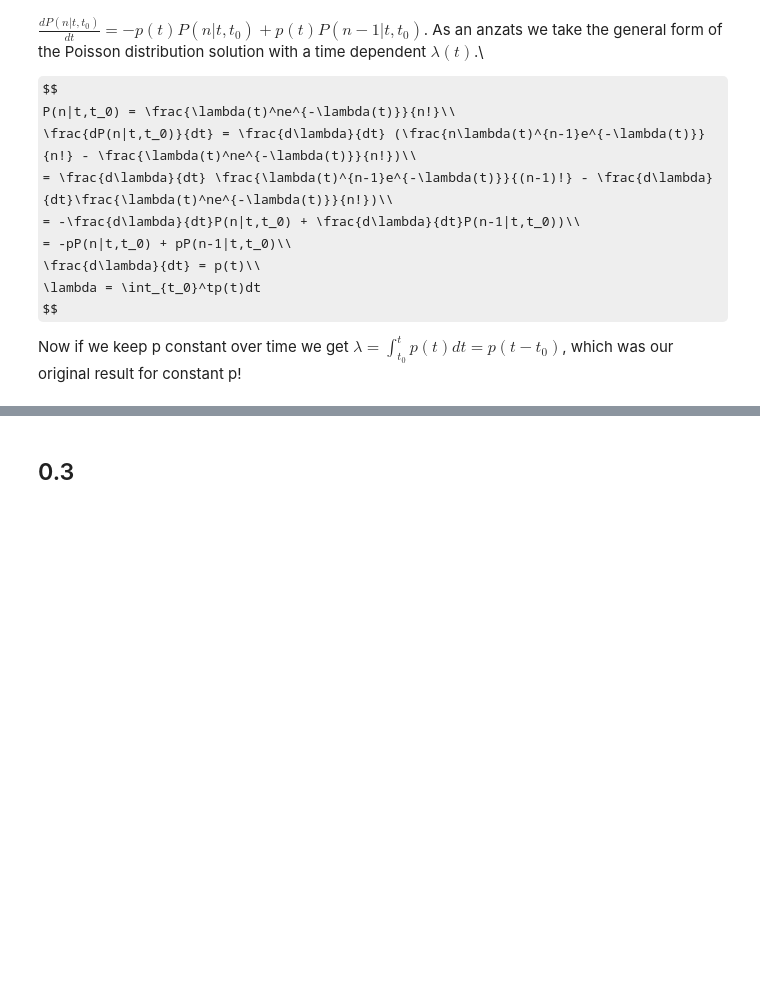
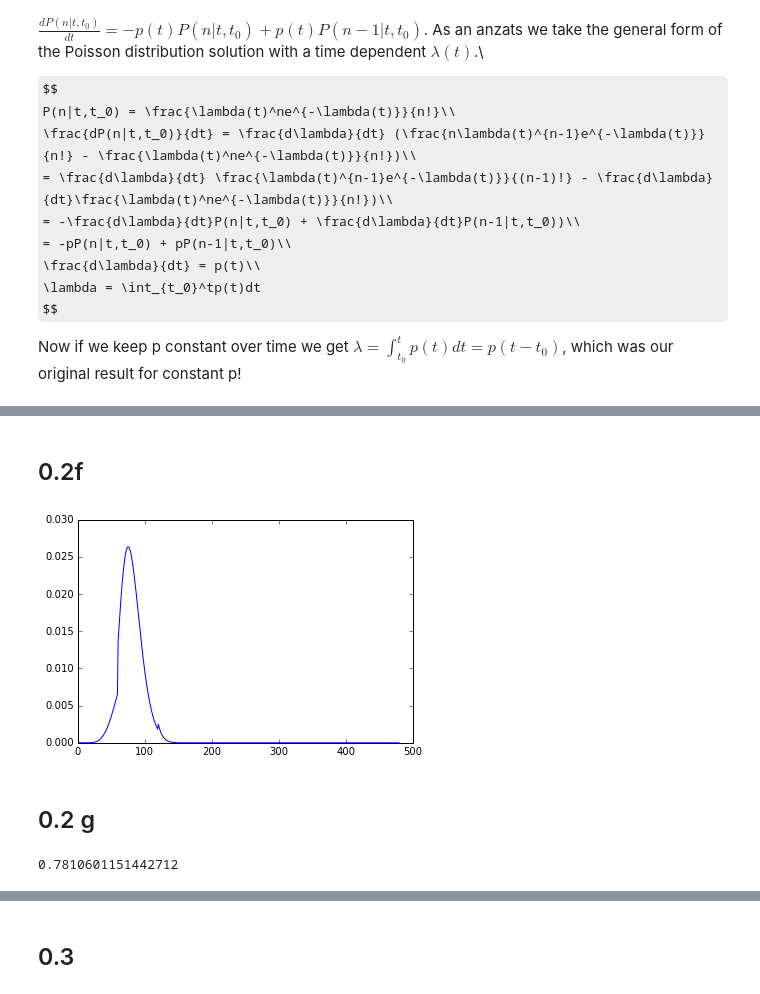
Before and after one commit to jj1993/Applied-mechanism-design-and-big-data, a Jupyter notebook: JonathanLena.ipynb, the cells around one changed output, grey strips where cells are left out. Saved outputs shown, nothing was run; the diff lists cells and outputs as text; code cells hidden in the pictures; some formulas as TeX source; blank space fills up the shorter version.

```diff
--- a/JonathanLena.ipynb
+++ b/JonathanLena.ipynb
@@ -266,0 +328,15 @@ This chance goes to 0 for $\lambda -> \infty$. If we would take p(t) = constant,
+# %% [markdown]
+## 0.2f
+# %%
+results = []
+for minute in range(60*len(pt)):
+    result =nth_visitor_arrival(10, 0, minute)
+    results.append(result)
+
+plt.plot(results)
+
+plt.show()
+# %% [output]
+[figure, added]
+# %% [markdown]
+## 0.2 g
@@ -266,0 +352,11 @@ This chance goes to 0 for $\lambda -> \infty$. If we would take p(t) = constant,
+# %%
+def random_number2(t0):
+    # Use the rewritten formula to get the time at which the nth person comes in
+    r = random.random()
+    t = -1/get_rate(t0) * math.log(1-r)
+    t =  t if t> 0 else 0
+    return t
+
+print(random_number2(300))
+# %% [output]
+0.7810601151442712
```
Also changed, not shown: parts of 16 cells of this notebook.
